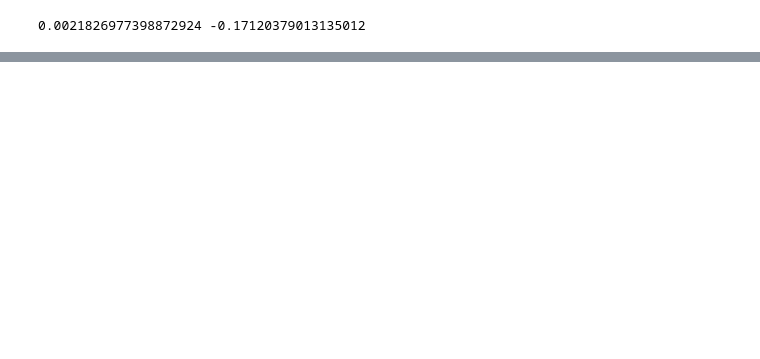
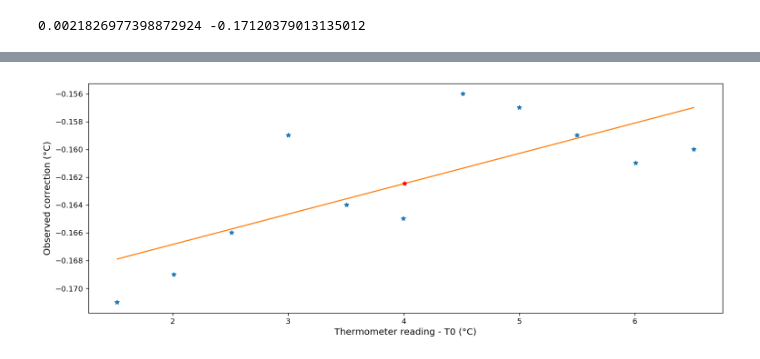
Before and after one commit to CarlosGarciaSquare/CarlosGarciaSquare, a Jupyter notebook: Nano/Inverse.ipynb, the cells around one changed output, grey strips where cells are left out. Drawn from its saved outputs; the diff is of its cells as text; code cells hidden in the pictures; blank space fills up the shorter version.

```diff
--- a/Nano/Inverse.ipynb
+++ b/Nano/Inverse.ipynb
@@ -64,0 +47,8 @@ array([ 0.0021827 , -0.17120379])
+# %%
+N= len(cc)
+D=N*sum(theta**2)-sum(theta)**2
+a=(N*sum(theta*cc)-sum(theta)*sum(cc))/(N*sum(theta**2)-sum(theta)**2)
+b=(sum(theta**2)*sum(cc)-sum(theta)*sum(theta*cc))/(N*sum(theta**2)-sum(theta)**2)
+c=a*theta+b
+thetaBar=sum(theta)/N
+cBar=sum(cc)/N
@@ -64,0 +66,17 @@ array([ 0.0021827 , -0.17120379])
+# %%
+### Plot
+
+font = 12
+
+ax= plt.figure(1,figsize=(15,12),dpi=120)
+plt.clf()
+ax1=plt.subplot(211)
+ax1.plot(theta,cc,'*')
+ax1.set_ylabel('Observed correction (°C)',fontsize=font)
+ax1.set_xlabel('Thermometer reading - T0 (°C)',fontsize=font)
+
+ax1.plot(theta,c)
+ax1.plot(thetaBar,cBar, 'r*')
+plt.show()
+# %% [output]
+[figure, added]
```
Also changed, not shown: parts of 10 cells of this notebook.
